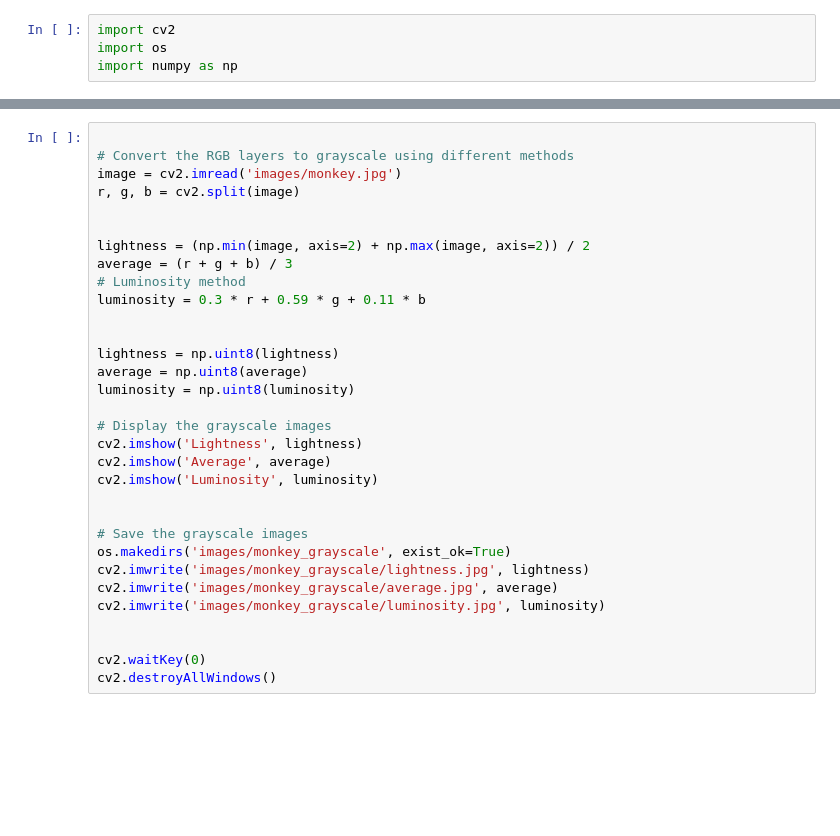
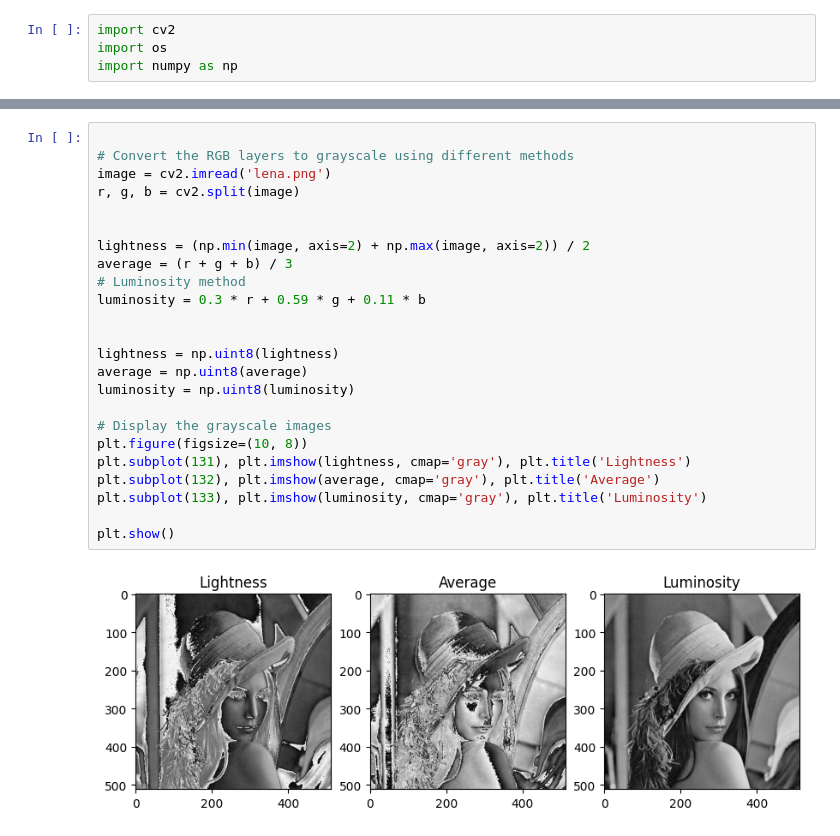
Before and after one commit to 0Drishtant0/Digital-Image-Processing, a Jupyter notebook: cvBasics.ipynb, the cells around one changed output, grey strips where cells are left out. Drawn from its saved outputs; the diff is of its cells as text; blank space fills up the shorter version.

```diff
--- a/cvBasics.ipynb
+++ b/cvBasics.ipynb
@@ -45,32 +37,26 @@ True
 # %%
 
 # Convert the RGB layers to grayscale using different methods
-image = cv2.imread('images/monkey.jpg')
+image = cv2.imread('lena.png')
 r, g, b = cv2.split(image)
 
 
 lightness = (np.min(image, axis=2) + np.max(image, axis=2)) / 2
 average = (r + g + b) / 3
 # Luminosity method
 luminosity = 0.3 * r + 0.59 * g + 0.11 * b
 
 
 lightness = np.uint8(lightness)
 average = np.uint8(average)
 luminosity = np.uint8(luminosity)
 
 # Display the grayscale images
-cv2.imshow('Lightness', lightness)
-cv2.imshow('Average', average)
-cv2.imshow('Luminosity', luminosity)
+plt.figure(figsize=(10, 8))
+plt.subplot(131), plt.imshow(lightness, cmap='gray'), plt.title('Lightness')
+plt.subplot(132), plt.imshow(average, cmap='gray'), plt.title('Average')
+plt.subplot(133), plt.imshow(luminosity, cmap='gray'), plt.title('Luminosity')
 
-
-# Save the grayscale images
-os.makedirs('images/monkey_grayscale', exist_ok=True)
-cv2.imwrite('images/monkey_grayscale/lightness.jpg', lightness)
-cv2.imwrite('images/monkey_grayscale/average.jpg', average)
-cv2.imwrite('images/monkey_grayscale/luminosity.jpg', luminosity)
-
-
-cv2.waitKey(0)
-cv2.destroyAllWindows()
+plt.show()
+# %% [output]
+[figure, added]
```
Also changed, not shown: parts of 3 cells of this notebook.
